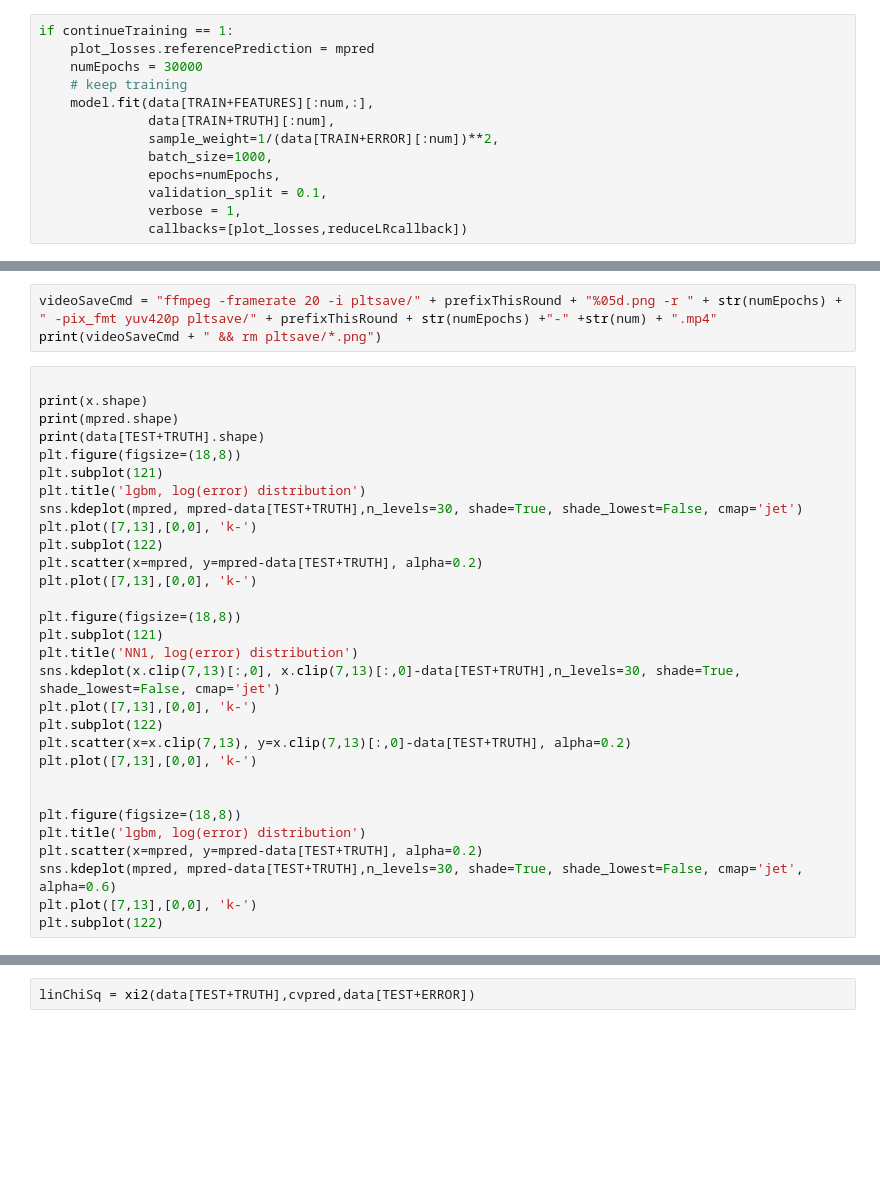
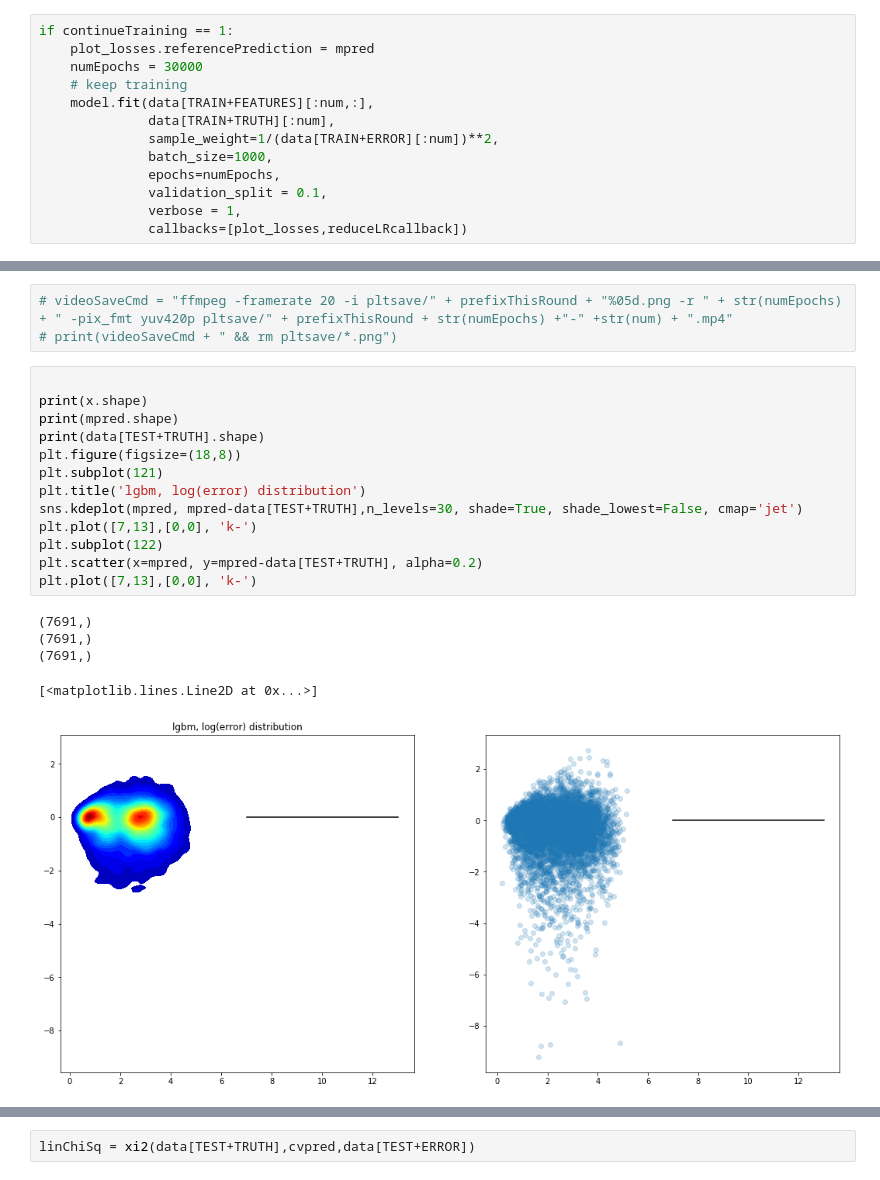
Before and after one commit to NakramR/astrohack, a Jupyter notebook: hackatonBase.ipynb, the cells around one changed output, grey strips where cells are left out. Saved outputs shown, nothing was run; the diff lists cells and outputs as text; blank space fills up the shorter version.

```diff
--- a/hackatonBase.ipynb
+++ b/hackatonBase.ipynb
@@ -785,36 +825,25 @@ plt.plot([7,13],[0,0], 'k-')
 # %%
-videoSaveCmd = "ffmpeg -framerate 20 -i pltsave/" + prefixThisRound + "%05d.png -r " + str(numEpochs) + " -pix_fmt yuv420p pltsave/" + prefixThisRound + str(numEpochs) +"-" +str(num) + ".mp4"
-print(videoSaveCmd + " && rm pltsave/*.png")
+# videoSaveCmd = "ffmpeg -framerate 20 -i pltsave/" + prefixThisRound + "%05d.png -r " + str(numEpochs) + " -pix_fmt yuv420p pltsave/" + prefixThisRound + str(numEpochs) +"-" +str(num) + ".mp4"
+# print(videoSaveCmd + " && rm pltsave/*.png")
 # %%
 
 print(x.shape)
 print(mpred.shape)
 print(data[TEST+TRUTH].shape)
 plt.figure(figsize=(18,8))
 plt.subplot(121)
 plt.title('lgbm, log(error) distribution')
 sns.kdeplot(mpred, mpred-data[TEST+TRUTH],n_levels=30, shade=True, shade_lowest=False, cmap='jet')
 plt.plot([7,13],[0,0], 'k-')
 plt.subplot(122)
 plt.scatter(x=mpred, y=mpred-data[TEST+TRUTH], alpha=0.2)
 plt.plot([7,13],[0,0], 'k-')
-
-plt.figure(figsize=(18,8))
-plt.subplot(121)
-plt.title('NN1, log(error) distribution')
-sns.kdeplot(x.clip(7,13)[:,0], x.clip(7,13)[:,0]-data[TEST+TRUTH],n_levels=30, shade=True, shade_lowest=False, cmap='jet')
-plt.plot([7,13],[0,0], 'k-')
-plt.subplot(122)
-plt.scatter(x=x.clip(7,13), y=x.clip(7,13)[:,0]-data[TEST+TRUTH], alpha=0.2)
-plt.plot([7,13],[0,0], 'k-')
-
-
-plt.figure(figsize=(18,8))
-plt.title('lgbm, log(error) distribution')
-plt.scatter(x=mpred, y=mpred-data[TEST+TRUTH], alpha=0.2)
-sns.kdeplot(mpred, mpred-data[TEST+TRUTH],n_levels=30, shade=True, shade_lowest=False, cmap='jet', alpha=0.6)
-plt.plot([7,13],[0,0], 'k-')
-plt.subplot(122)
+# %% [output]
+(7691,)
+(7691,)
+(7691,)
+[<matplotlib.lines.Line2D at 0x...>]
+[figure, added]
 # %%
 
 cmap = sns.cubehelix_palette(as_cmap=True, dark=0, light=1, reverse=True)
```
Also changed, not shown: parts of 24 cells of this notebook, 20 other files.
